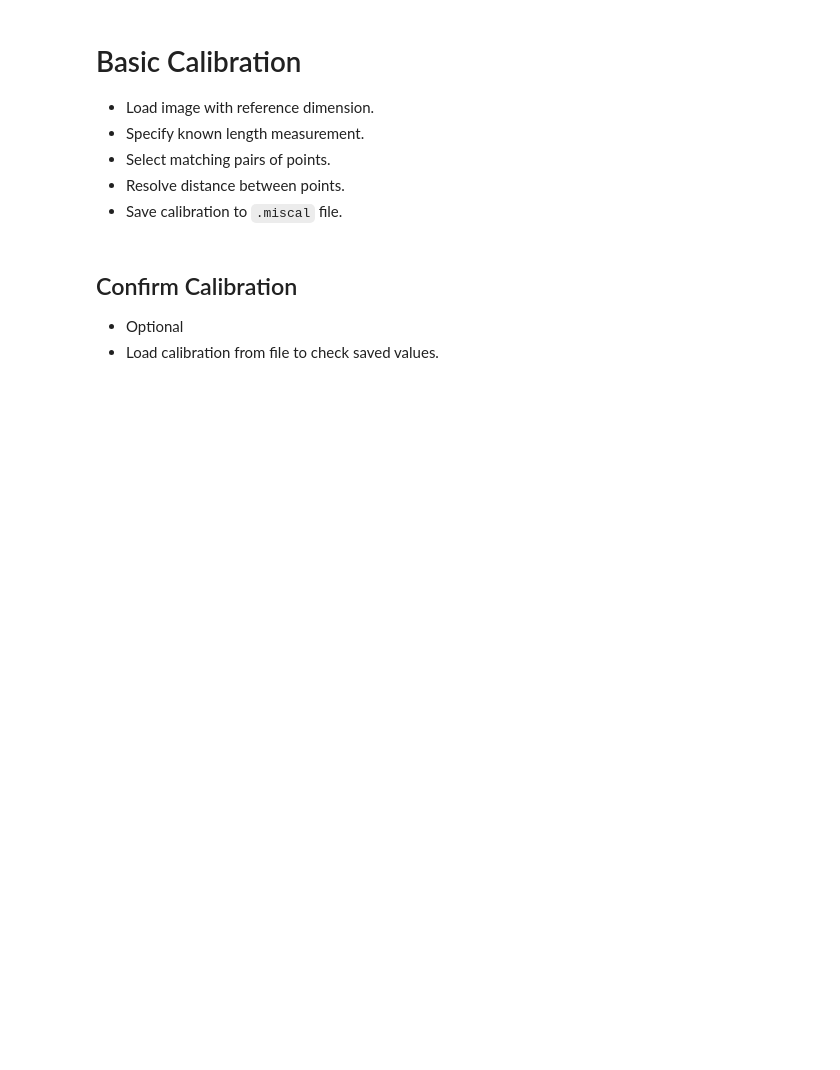
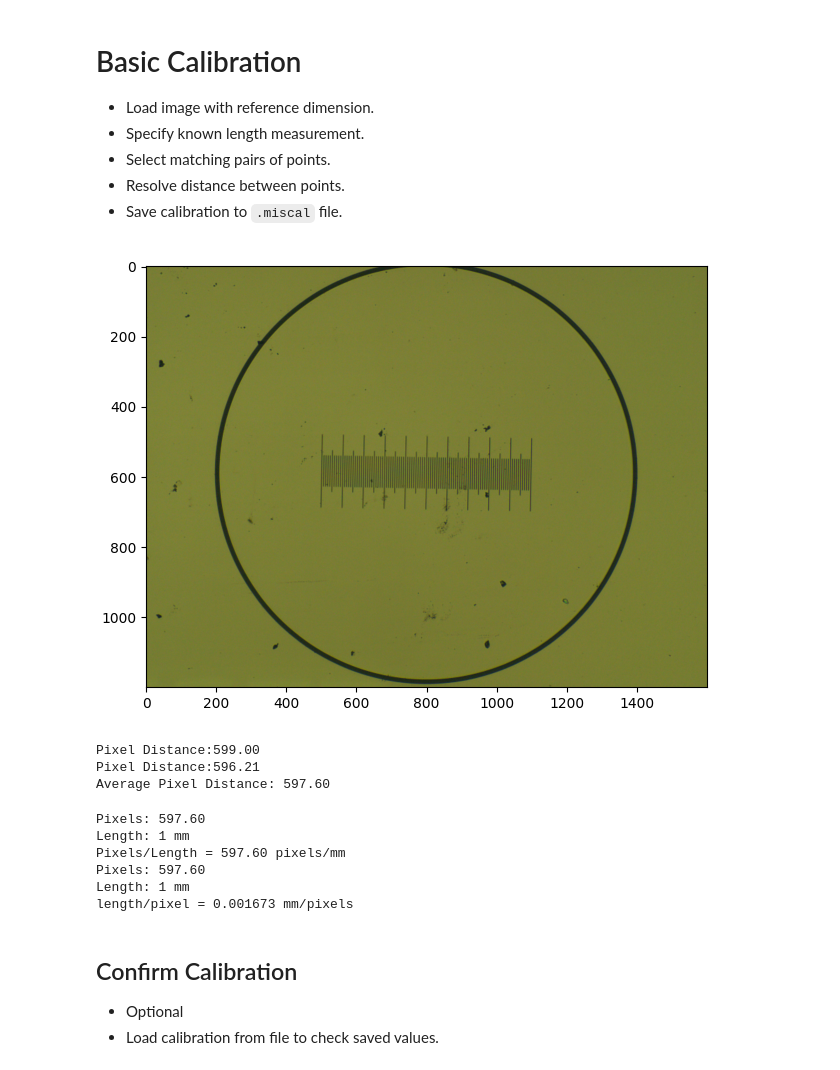
Before and after one commit to jess-garnett/MISalign, a Jupyter notebook: notebooks/calibrate.ipynb, the cells around one changed output. Drawn from its saved outputs; the diff is of its cells as text; code cells hidden in the pictures; blank space fills up the shorter version.

```diff
--- a/notebooks/calibrate.ipynb
+++ b/notebooks/calibrate.ipynb
@@ -14,12 +14,25 @@ from MISalign.calibration.calibrate import CalibrationManual
 - Resolve distance between points.
 - Save calibration to `.miscal` file.
 # %%
-cm=CalibrationManual("../example/data/set_a/a_5x_scale_1mm.bmp")
+cm=CalibrationManual("../example/project_a/scale_5x_1mm.bmp")
 cm.calibrate_measurement(1,"mm")
 cm.calibrate_pixels()
+# %% [output]
+[figure, added]
 # %%
 cm.calibrate_pixels_resolve()
+# %% [output]
+Pixel Distance:599.00
+Pixel Distance:596.21
+Average Pixel Distance: 597.60
 # %%
 cm.print_pixels_per_length()
 cm.print_length_per_pixel()
+# %% [output]
+Pixels: 597.60
+Length: 1 mm
+Pixels/Length = 597.60 pixels/mm
+Pixels: 597.60
+Length: 1 mm
+length/pixel = 0.001673 mm/pixels
 # %%
```
Also changed, not shown: parts of 2 cells of this notebook, 45 other files.
